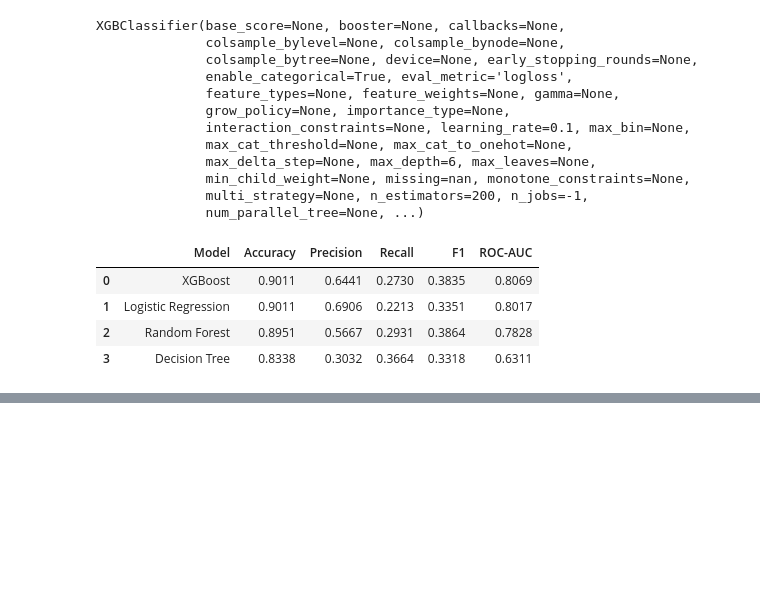
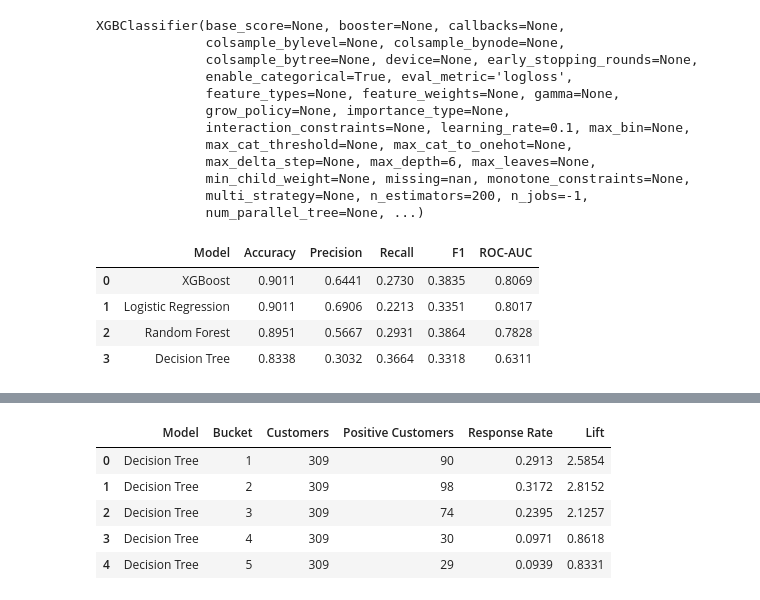
Before and after one commit to navyatripathiji/bank-marketing-practice, a Jupyter notebook: notebooks/03-baselinemodels.ipynb, the cells around one changed output, grey strips where cells are left out. Drawn from its saved outputs; the diff is of its cells as text; code cells hidden in the pictures; blank space fills up the shorter version.

```diff
--- a/notebooks/03-baselinemodels.ipynb
+++ b/notebooks/03-baselinemodels.ipynb
@@ -266,0 +378,14 @@ results_df.round(4)
+# %%
+decile_dt = decile_analysis(
+    y_val,
+    dt_prob,
+    "Decision Tree"
+)
+decile_dt.round(4).head()
+# %% [output]
+|  | Model | Bucket | Customers | Positive Customers | Response Rate | Lift |
+| 0 | Decision Tree | 1 | 309 | 90 | 0.2913 | 2.5854 |
+| 1 | Decision Tree | 2 | 309 | 98 | 0.3172 | 2.8152 |
+| 2 | Decision Tree | 3 | 309 | 74 | 0.2395 | 2.1257 |
+| 3 | Decision Tree | 4 | 309 | 30 | 0.0971 | 0.8618 |
+| 4 | Decision Tree | 5 | 309 | 29 | 0.0939 | 0.8331 |
```
Also changed, not shown: parts of 7 cells of this notebook, 2 other files.
